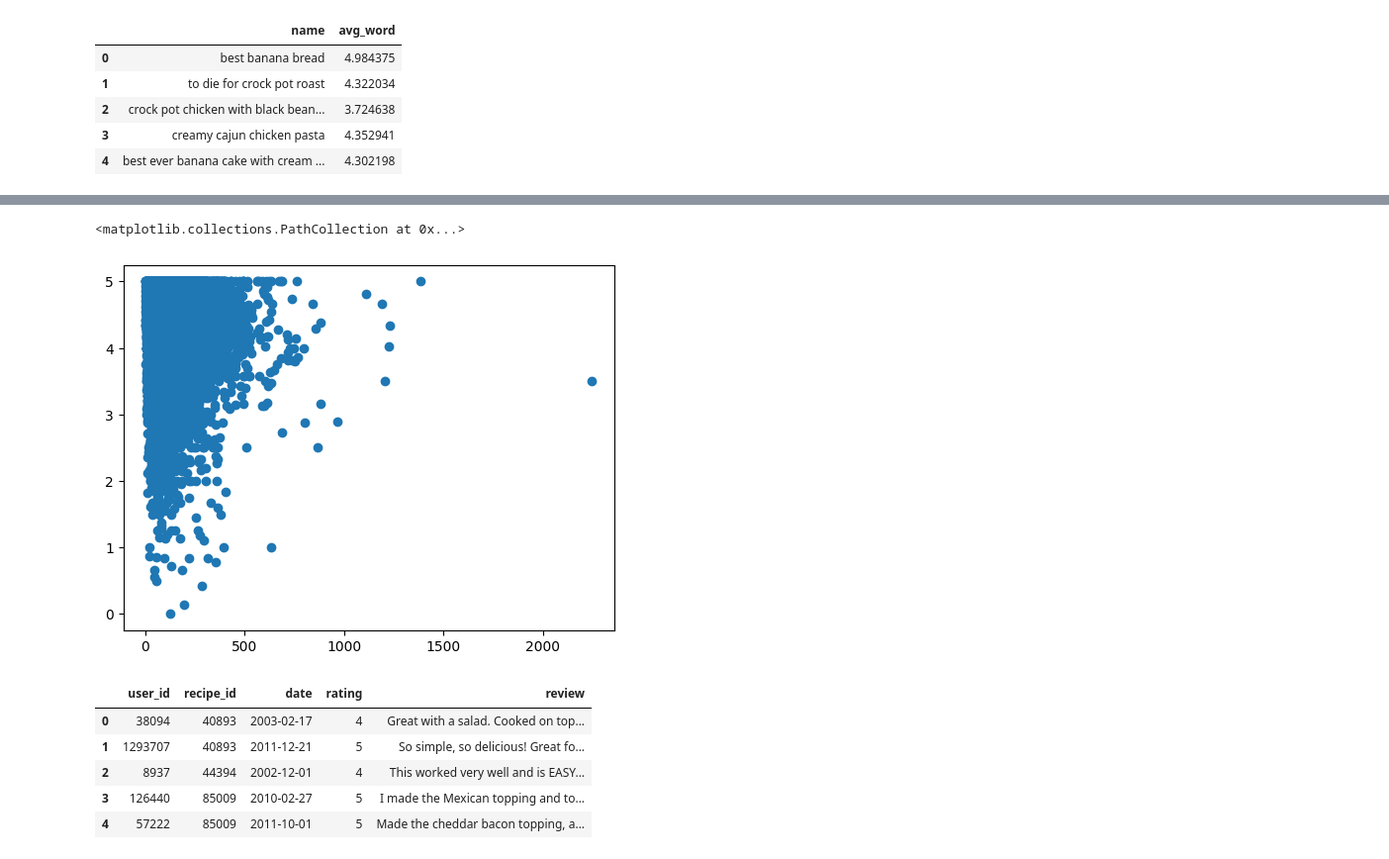
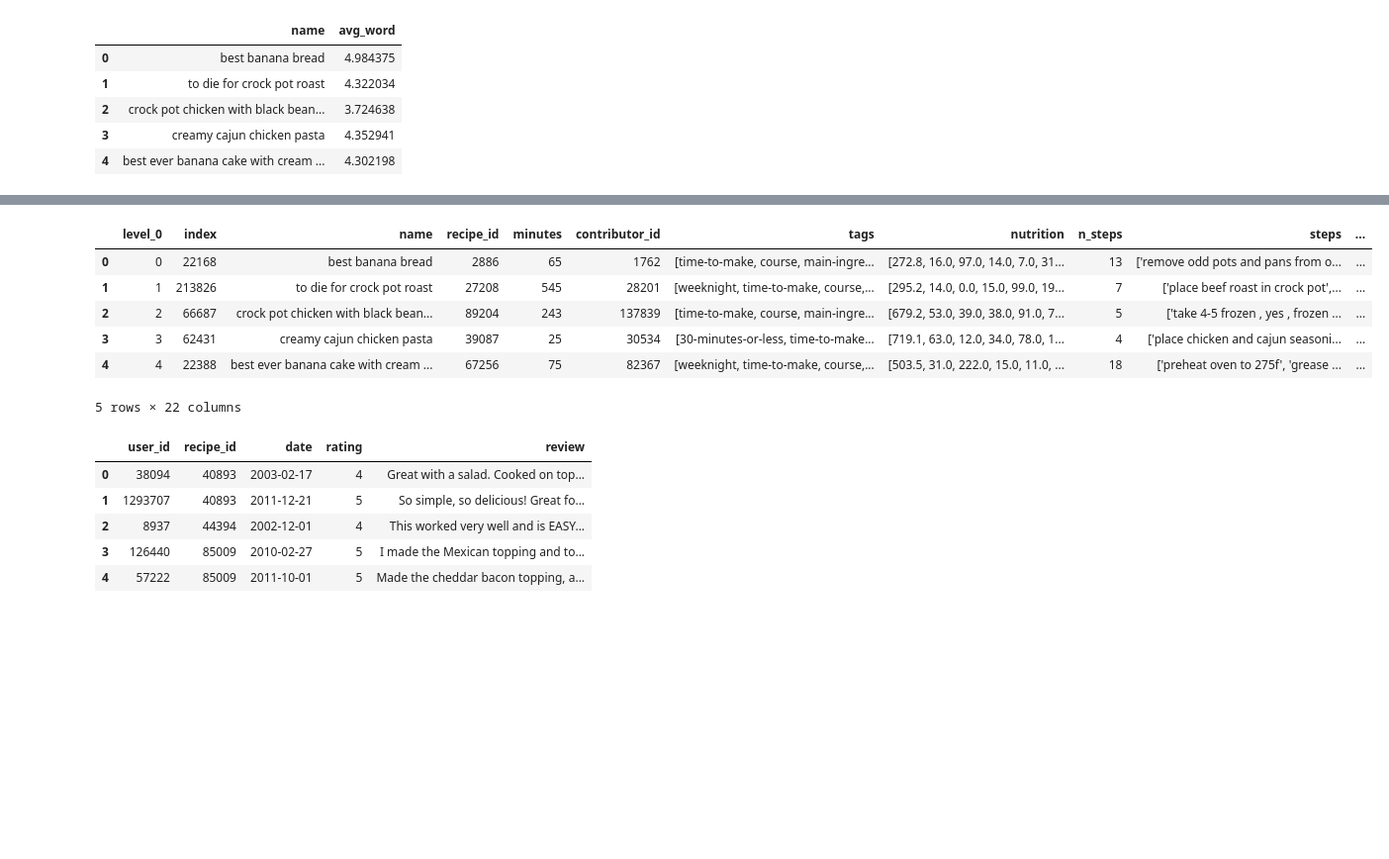
Before and after one commit to arthurcct2023/Python-Recommendation-System-and-Visual-Dashboard, a Jupyter notebook: CA02_ArthurAssis_ML&DV.ipynb, the cells around one changed output, grey strips where cells are left out. Shown at 99% size. Cells and saved outputs as stored; diff of their text form; code cells hidden in the pictures; blank space fills up the shorter version.

```diff
--- a/CA02_ArthurAssis_ML&DV.ipynb
+++ b/CA02_ArthurAssis_ML&DV.ipynb
@@ -912,5 +855,3 @@ df_recipes[['name','avg_word']].head()
 | 2 | crock pot chicken with black bean... | 3.724638 |
 | 3 | creamy cajun chicken pasta | 4.352941 |
 | 4 | best ever banana cake with cream ... | 4.302198 |
-# %%
-df_recipes['words_per_step'] = df_recipes['word_count_on_steps']/df_recipes['n_steps']
@@ -938,8 +858,13 @@ plt.xlim((0, 1000))
-# %%
-plt.scatter(data= df_recipes, x = 'word_count_on_steps', y = 'rating')
-# %% [output]
-<matplotlib.collections.PathCollection at 0x...>
-[figure, removed]
+# %%
+df_recipes.head()
+# %% [output]
+|  | level_0 | index | name | recipe_id | minutes | contributor_id | tags | nutrition | n_steps | steps | ... |
+| 0 | 0 | 22168 | best banana bread | 2886 | 65 | 1762 | [time-to-make, course, main-ingre... | [272.8, 16.0, 97.0, 14.0, 7.0, 31... | 13 | ['remove odd pots and pans from o... | ... |
+| 1 | 1 | 213826 | to die for crock pot roast | 27208 | 545 | 28201 | [weeknight, time-to-make, course,... | [295.2, 14.0, 0.0, 15.0, 99.0, 19... | 7 | ['place beef roast in crock pot',... | ... |
+| 2 | 2 | 66687 | crock pot chicken with black bean... | 89204 | 243 | 137839 | [time-to-make, course, main-ingre... | [679.2, 53.0, 39.0, 38.0, 91.0, 7... | 5 | ['take 4-5 frozen , yes , frozen ... | ... |
+| 3 | 3 | 62431 | creamy cajun chicken pasta | 39087 | 25 | 30534 | [30-minutes-or-less, time-to-make... | [719.1, 63.0, 12.0, 34.0, 78.0, 1... | 4 | ['place chicken and cajun seasoni... | ... |
+| 4 | 4 | 22388 | best ever banana cake with cream ... | 67256 | 75 | 82367 | [weeknight, time-to-make, course,... | [503.5, 31.0, 222.0, 15.0, 11.0, ... | 18 | ['preheat oven to 275f', 'grease ... | ... |
+5 rows × 22 columns
 # %%
 df_users.head()
 # %% [output]
```
Also changed, not shown: parts of 13 cells of this notebook.
